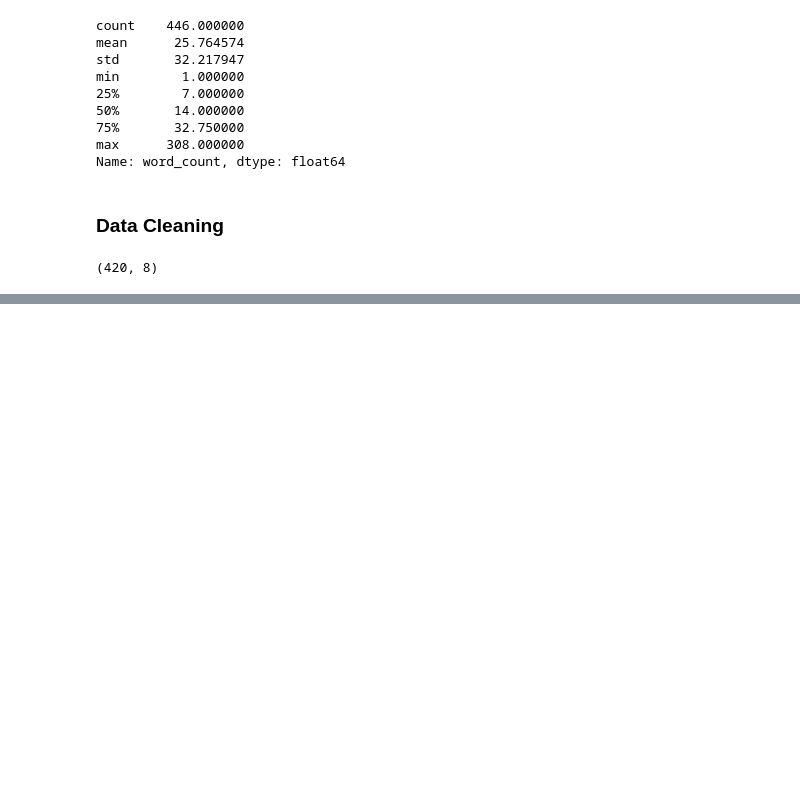
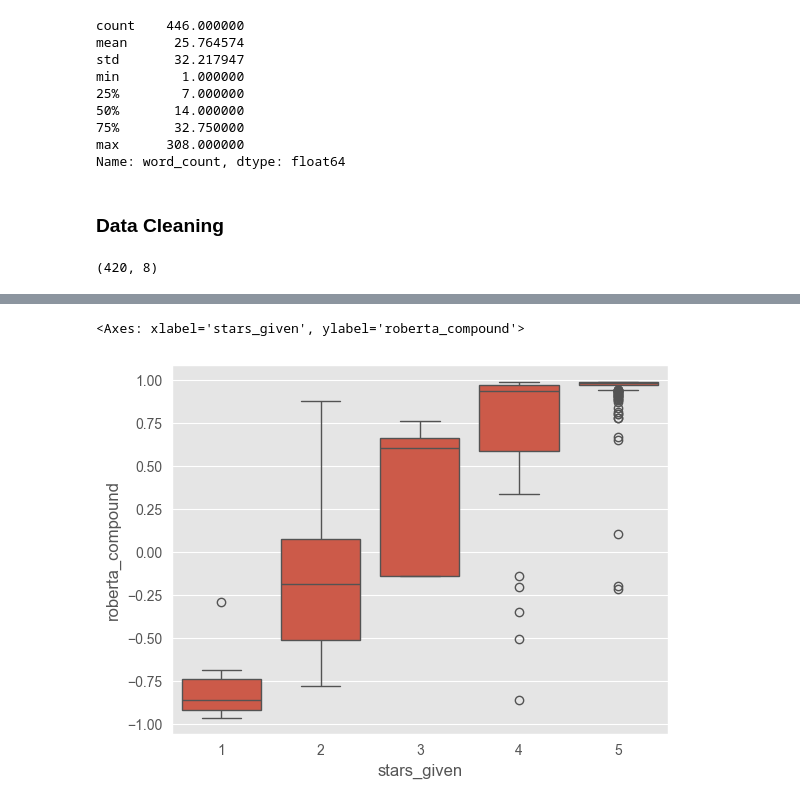
Before and after one commit to ezralinnan/RuralTheatreReviewsNLP, a Jupyter notebook: review_nlp.ipynb, the cells around one changed output, grey strips where cells are left out. Cells and saved outputs as stored; diff of their text form; code cells hidden in the pictures; blank space fills up the shorter version.

```diff
--- a/review_nlp.ipynb
+++ b/review_nlp.ipynb
@@ -157,0 +267,10 @@ df.head()
+# %%
+roberta["predicted_stars"] = ((roberta['roberta_compound'] + 1) * 2) + 1
+
+rmse_roberta = np.sqrt(mean_squared_error(
+    roberta["stars_given"],
+    roberta["predicted_stars"]
+))
+
+print(float(rmse_vaders))
+print(float(rmse_roberta))
@@ -157,0 +339,9 @@ df.head()
+# %%
+sns.boxplot(
+    data=sentiment_df,
+    x="stars_given",
+    y="roberta_compound"
+)
+# %% [output]
+<Axes: xlabel='stars_given', ylabel='roberta_compound'>
+[figure, added]
```
Also changed, not shown: parts of 18 cells of this notebook.
